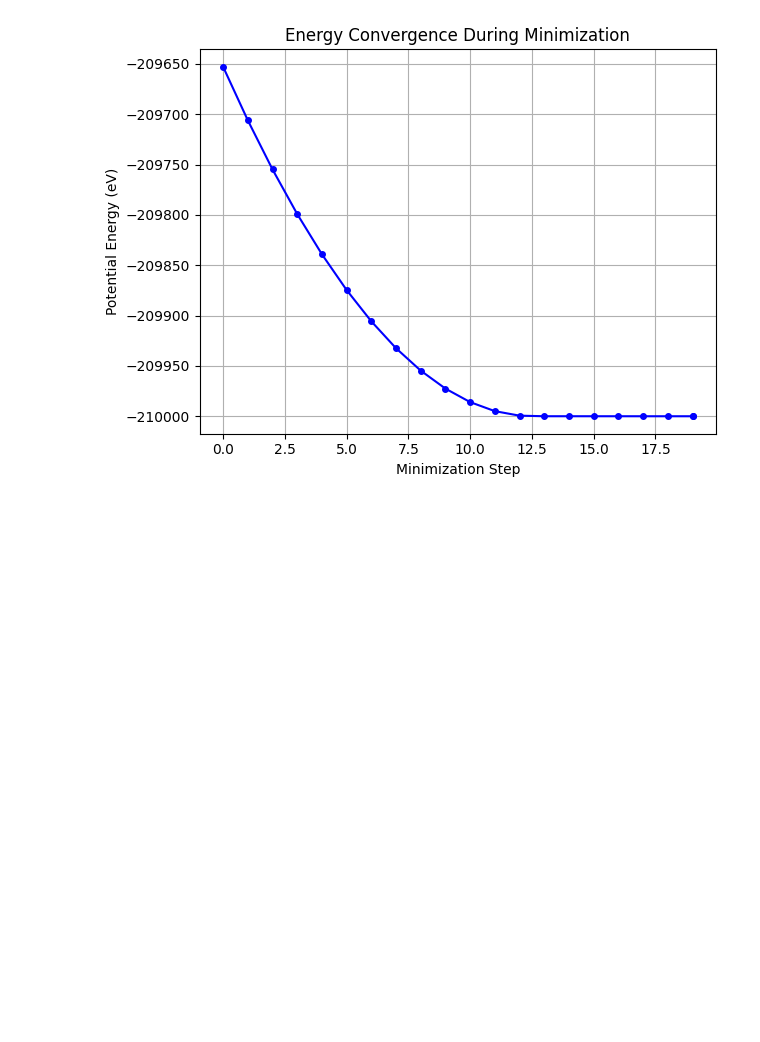
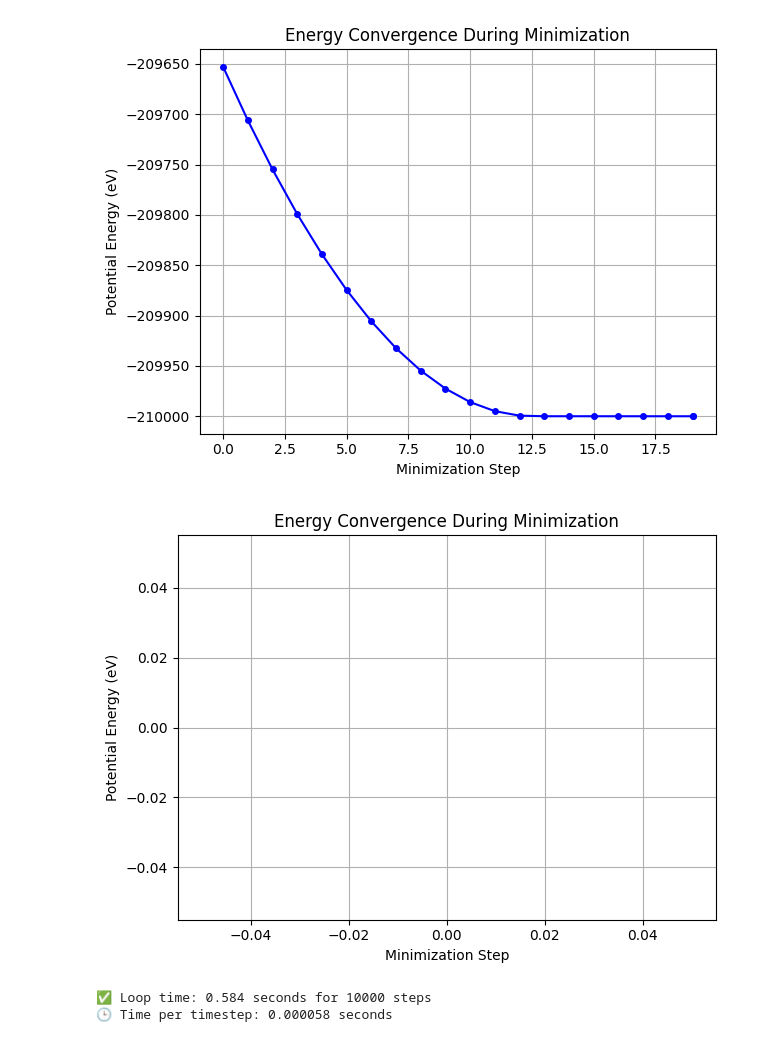
Before and after one commit to 123shwetarohokale/lammps-aluminum-optimization, a Jupyter notebook: analyze_energy.ipynb, the cells around one changed output. Saved outputs shown, nothing was run; the diff lists cells and outputs as text; code cells hidden in the pictures; blank space fills up the shorter version.

Commit message:
decorrelation time steps

```diff
--- a/analyze_energy.ipynb
+++ b/analyze_energy.ipynb
@@ -154,3 +154,67 @@ plt.savefig("energy_convergence.png", dpi=300)
 plt.show()
 # %% [output]
 [figure]
+# %%
+import matplotlib.pyplot as plt
+import numpy as np
+import re
+
+log_file = "timing_energy_lat4.log"  # Adjust for your actual lattice constant
+timesteps_run = 10000  # Must match the number in your LAMMPS input
+
+# ---------- Part 1: Extract energy convergence ----------
+steps = []
+energies = []
+
+with open(log_file, "r") as f:
+    reading_thermo = False
+    for line in f:
+        if line.startswith("Step"):
+            reading_thermo = True
+            continue
+        if reading_thermo:
+            if line.strip() == "" or "Loop time" in line:
+                reading_thermo = False
+                continue
+            tokens = line.strip().split()
+            if len(tokens) >= 2:
+                try:
+                    step = int(tokens[0])
+                    pe = float(tokens[1])
+                    steps.append(step)
+                    energies.append(pe)
+                except ValueError:
+                    continue
+
+# Plot energy convergence
+plt.figure()
+plt.plot(steps, energies, 'b-o', markersize=4)
+plt.xlabel("Minimization Step")
+plt.ylabel("Potential Energy (eV)")
+plt.title("Energy Convergence During Minimization")
+plt.grid(True)
+plt.tight_layout()
+plt.savefig("energy_convergence.png", dpi=300)
+plt.show()
+
+# ---------- Part 2: Extract computational time per timestep ----------
+loop_time = None
+
+with open(log_file, "r") as f:
+    for line in f:
+        if "Loop time of" in line and "on" in line:
+            match = re.search(r"Loop time of\s+([0-9.]+)", line)
+            if match:
+                loop_time = float(match.group(1))
+                break
+
+if loop_time is not None:
+    time_per_step = loop_time / timesteps_run
+    print(f"✅ Loop time: {loop_time:.3f} seconds for {timesteps_run} steps")
+    print(f"🕒 Time per timestep: {time_per_step:.6f} seconds")
+else:
+    print("❌ Could not find 'Loop time' in log file.")
+# %% [output]
+[figure, added]
+✅ Loop time: 0.584 seconds for 10000 steps
+🕒 Time per timestep: 0.000058 seconds
```
Also changed, not shown: parts of 4 cells of this notebook.
